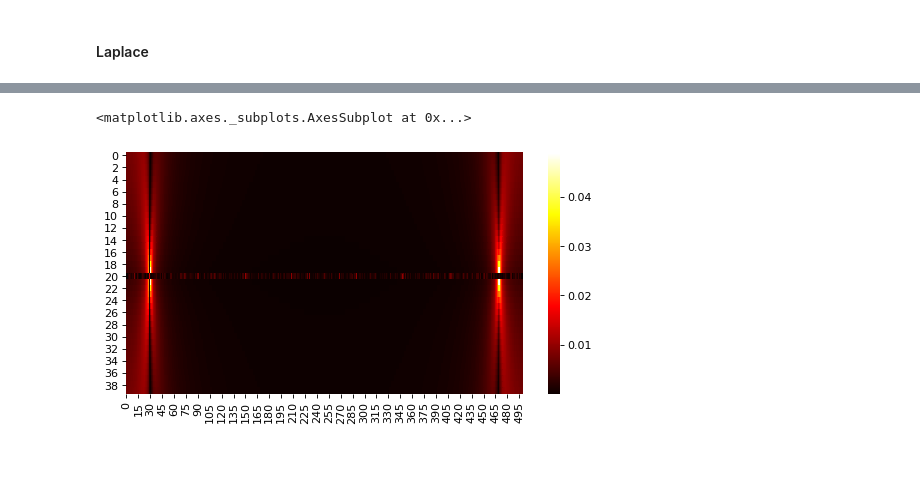
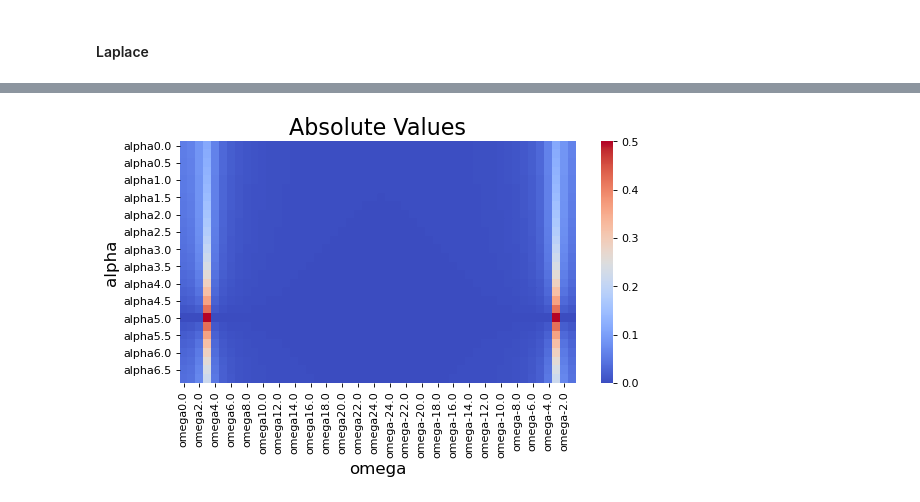
Before and after one commit to smrutijz/exploration, a Jupyter notebook: math/laplace.ipynb, the cells around one changed output, grey strips where cells are left out. Cells and saved outputs as stored; diff of their text form; code cells hidden in the pictures; blank space fills up the shorter version.

Commit message:
laplace

```diff
--- a/math/laplace.ipynb
+++ b/math/laplace.ipynb
@@ -28,7 +28,7 @@ pos_mask = np.where(sample_freq > 0)
 freqs = sample_freq[pos_mask]
 # %%
 start = 0
-end = 10
+end = 1
 ls = 0.02
 t = np.arange(start, end, ls)
 funtion_of_time = np.sin(3* 2 * np.pi * t)
@@ -65,5 +61,5 @@ plt.plot(t, funtion_of_time);
 # %%
-alpha=0.3
+alpha=5
 funtion_of_time_laplace = u * np.exp(-1*alpha*t)*funtion_of_time
 plt.figure(figsize=(12, 6), dpi=80)
 plt.plot(t,funtion_of_time_laplace)
@@ -86,20 +89,24 @@ plt.show();
 peak_freq = freqs[power[pos_mask].argmax()]
 peak_power = power[power[pos_mask].argmax()]
 # %%
-alphas = np.arange(-5, 5, 0.25)
+alphas = np.arange(0, 7, 0.25)
 for i in range(len(alphas)):
     alpha=alphas[i]
-    lap = u * np.exp(-1*alpha*t) * funtion_of_time
+    lap = u * np.exp(alpha*t) * funtion_of_time_laplace
     fft_lap = fft(lap)
     if i == 0:
         lt = fft_lap.reshape(1,-1)
     else:
         lt = np.append(lt, fft_lap.reshape(1,-1), axis=0)
 # %%
-data = np.abs(np.real(lt))
+data = np.abs(lt)
 normed_data = normalize(data, axis=1, norm='l1')
+data = pd.DataFrame(normed_data, columns=["omega"+str(i) for i in sample_freq], index=["alpha"+str(i) for i in alphas])
 plt.figure(figsize=(8, 4), dpi=80)
-sns.heatmap(normed_data, cmap='hot')
+sns.heatmap(data, cmap=cm.coolwarm)
+plt.title('Absolute Values', fontsize = 20)
+plt.xlabel('omega', fontsize = 15)
+plt.ylabel('alpha', fontsize = 15)
+plt.show();
 # %% [output]
-<matplotlib.axes._subplots.AxesSubplot at 0x...>
-[figure, old version]
+[figure, new version]
```
Also changed, not shown: parts of 18 cells of this notebook, 3 other files.
